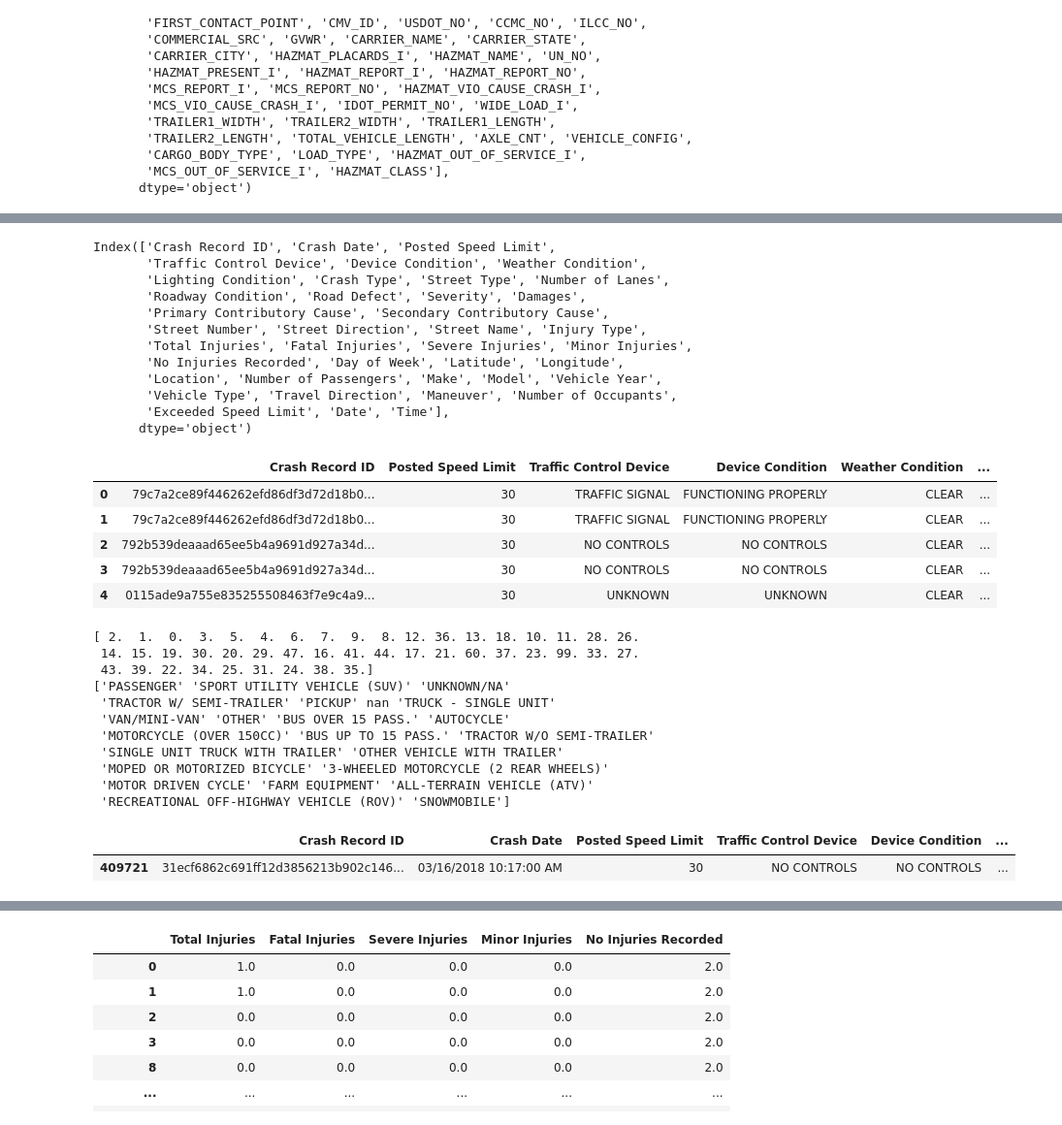
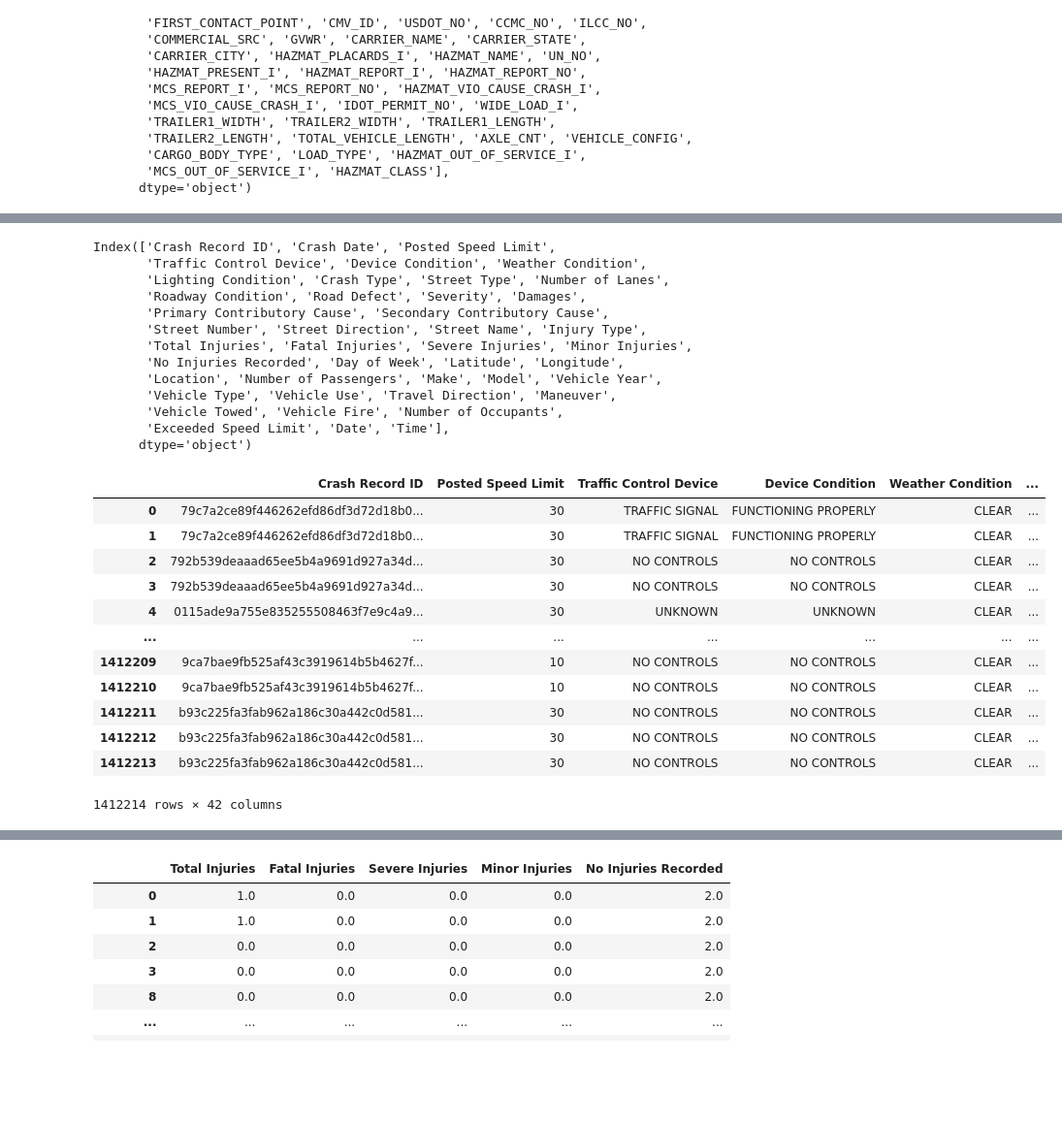
Before and after one commit to jngreco/Team-AutoCrash-Project, a Jupyter notebook: Chicago_Data-michael.ipynb, the cells around one changed output, grey strips where cells are left out. Shown: that part at 97% size. Cells and saved outputs as stored; diff of their text form; code cells hidden in the pictures; blank space fills up the shorter version.

```diff
--- a/Chicago_Data-michael.ipynb
+++ b/Chicago_Data-michael.ipynb
@@ -265,5 +237,12 @@ for year in years:
 # %%
-vehicle_data = pd.read_csv(path2)
+# Pull in data regarding the vehicles involved in crashes:
+#
+# Adjusting to remove following error:  DtypeWarning: Columns (19,21,40,41,42,44,48,49,50,53,55,58,59,61,71) have mixed types.  Specify dtype option on import or set low_memory=False.
+
+vehicle_data = pd.read_csv(path2, dtype={
+    'FIRE_I':'str', 'EXCEED_SPEED_LIMIT_I':'str', 'USDOT_NO':'str', 'CCMC_NO':'str', 'ILCC_NO':'str', 'GVWR':'str',
+    'HAZMAT_PLACARDS_I':'str', 'HAZMAT_NAME':'str', 'UN_NO':'str', 'HAZMAT_REPORT_NO':'str', 'MCS_REPORT_NO':'str',
+    'IDOT_PERMIT_NO':'str', 'WIDE_LOAD_I':'str', 'TRAILER2_WIDTH':'str', 'HAZMAT_CLASS':'str'} )
 vehicle_data
 # Sunday is 1
 # %% [output]
@@ -305,8 +284,8 @@ Index(['CRASH_UNIT_ID', 'CRASH_RECORD_ID', 'RD_NO', 'CRASH_DATE', 'UNIT_NO',
 # %%
 vehicle_data_df = vehicle_data.loc[:,['CRASH_RECORD_ID','CRASH_DATE',
                                       'NUM_PASSENGERS','MAKE','MODEL',
-                                      'VEHICLE_YEAR','VEHICLE_TYPE','TRAVEL_DIRECTION',
-                                      'MANEUVER','OCCUPANT_CNT','EXCEED_SPEED_LIMIT_I']]
+                                      'VEHICLE_YEAR','VEHICLE_TYPE','VEHICLE_USE','TRAVEL_DIRECTION',
+                                      'MANEUVER','TOWED_I','FIRE_I','OCCUPANT_CNT','EXCEED_SPEED_LIMIT_I']]
 vehicle_data_df = vehicle_data_df.rename(columns={'CRASH_RECORD_ID':"Crash Record ID",
                                                     'CRASH_DATE':"Crash Date",
                                                     'NUM_PASSENGERS':"Number of Passengers",
@@ -314,10 +293,14 @@ vehicle_data_df = vehicle_data_df.rename(columns={'CRASH_RECORD_ID':"Crash Recor
                                                     'MODEL':"Model",
                                                     'VEHICLE_YEAR':"Vehicle Year",
                                                     'VEHICLE_TYPE':"Vehicle Type",
+                                                    'VEHICLE_USE':"Vehicle Use",
                                                     'TRAVEL_DIRECTION':"Travel Direction",
                                                     'MANEUVER':"Maneuver",
+                                                    'TOWED_I':"Vehicle Towed",
+                                                    'FIRE_I':"Vehicle Fire",
                                                     'OCCUPANT_CNT':"Number of Occupants",
-                                                    'EXCEED_SPEED_LIMIT_I':"Exceeded Speed Limit"})
+                                                    'EXCEED_SPEED_LIMIT_I':"Exceeded Speed Limit",
+                                                 })
 vehicle_data_df
 # %% [output]
 |  | Crash Record ID | Crash Date | Number of Passengers | Make | Model | Vehicle Year | Vehicle Type | ... |
@@ -419,43 +386,38 @@ Index(['Crash Record ID', 'Crash Date', 'Posted Speed Limit',
        'Total Injuries', 'Fatal Injuries', 'Severe Injuries', 'Minor Injuries',
        'No Injuries Recorded', 'Day of Week', 'Latitude', 'Longitude',
        'Location', 'Number of Passengers', 'Make', 'Model', 'Vehicle Year',
-       'Vehicle Type', 'Travel Direction', 'Maneuver', 'Number of Occupants',
+       'Vehicle Type', 'Vehicle Use', 'Travel Direction', 'Maneuver',
+       'Vehicle Towed', 'Vehicle Fire', 'Number of Occupants',
        'Exceeded Speed Limit', 'Date', 'Time'],
       dtype='object')
 # %%
 replace_df = chicago_df
 replace_df["Number of Passengers"] = replace_df["Number of Passengers"].fillna(0)
 replace_df["Exceeded Speed Limit"] = replace_df["Exceeded Speed Limit"].fillna("UNKNOWN")
 replace_df["Vehicle Year"] = replace_df["Vehicle Year"].fillna("UNKNOWN")
 replace_df["Number of Occupants"] = replace_df["Number of Occupants"].fillna(0)
 replace_df = replace_df.replace({"Day of Week":{1:"Sunday",2:"Monday",3:"Tuesday",4:"Wednesday",5:"Thursday",6:"Friday",7:"Saturday"}})
 replace_df = replace_df.drop(columns=["Crash Date"])
-replace_df.head()
+replace_df
 # %% [output]
 |  | Crash Record ID | Posted Speed Limit | Traffic Control Device | Device Condition | Weather Condition | ... |
 | 0 | 79c7a2ce89f446262efd86df3d72d18b0... | 30 | TRAFFIC SIGNAL | FUNCTIONING PROPERLY | CLEAR | ... |
 | 1 | 79c7a2ce89f446262efd86df3d72d18b0... | 30 | TRAFFIC SIGNAL | FUNCTIONING PROPERLY | CLEAR | ... |
 | 2 | 792b539deaaad65ee5b4a9691d927a34d... | 30 | NO CONTROLS | NO CONTROLS | CLEAR | ... |
 | 3 | 792b539deaaad65ee5b4a9691d927a34d... | 30 | NO CONTROLS | NO CONTROLS | CLEAR | ... |
 | 4 | 0115ade9a755e835255508463f7e9c4a9... | 30 | UNKNOWN | UNKNOWN | CLEAR | ... |
+| ... | ... | ... | ... | ... | ... | ... |
+| 1412209 | 9ca7bae9fb525af43c3919614b5b4627f... | 10 | NO CONTROLS | NO CONTROLS | CLEAR | ... |
+| 1412210 | 9ca7bae9fb525af43c3919614b5b4627f... | 10 | NO CONTROLS | NO CONTROLS | CLEAR | ... |
+| 1412211 | b93c225fa3fab962a186c30a442c0d581... | 30 | NO CONTROLS | NO CONTROLS | CLEAR | ... |
+| 1412212 | b93c225fa3fab962a186c30a442c0d581... | 30 | NO CONTROLS | NO CONTROLS | CLEAR | ... |
+| 1412213 | b93c225fa3fab962a186c30a442c0d581... | 30 | NO CONTROLS | NO CONTROLS | CLEAR | ... |
+1412214 rows × 42 columns
 # %%
-print(chicago_df["Number of Occupants"].unique())
-print(chicago_df["Vehicle Type"].unique())
-chicago_df.loc[chicago_df["Number of Occupants"] == 60,:]
+# Get to know the data better:
+# print(chicago_df["Number of Occupants"].unique())
+# print(chicago_df["Vehicle Type"].unique())
+# chicago_df.loc[chicago_df["Number of Occupants"] == 60,:]
-# %% [output]
-[ 2.  1.  0.  3.  5.  4.  6.  7.  9.  8. 12. 36. 13. 18. 10. 11. 28. 26.
- 14. 15. 19. 30. 20. 29. 47. 16. 41. 44. 17. 21. 60. 37. 23. 99. 33. 27.
- 43. 39. 22. 34. 25. 31. 24. 38. 35.]
-['PASSENGER' 'SPORT UTILITY VEHICLE (SUV)' 'UNKNOWN/NA'
- 'TRACTOR W/ SEMI-TRAILER' 'PICKUP' nan 'TRUCK - SINGLE UNIT'
- 'VAN/MINI-VAN' 'OTHER' 'BUS OVER 15 PASS.' 'AUTOCYCLE'
- 'MOTORCYCLE (OVER 150CC)' 'BUS UP TO 15 PASS.' 'TRACTOR W/O SEMI-TRAILER'
- 'SINGLE UNIT TRUCK WITH TRAILER' 'OTHER VEHICLE WITH TRAILER'
- 'MOPED OR MOTORIZED BICYCLE' '3-WHEELED MOTORCYCLE (2 REAR WHEELS)'
- 'MOTOR DRIVEN CYCLE' 'FARM EQUIPMENT' 'ALL-TERRAIN VEHICLE (ATV)'
- 'RECREATIONAL OFF-HIGHWAY VEHICLE (ROV)' 'SNOWMOBILE']
-|  | Crash Record ID | Crash Date | Posted Speed Limit | Traffic Control Device | Device Condition | ... |
-| 409721 | 31ecf6862c691ff12d3856213b902c146... | 03/16/2018 10:17:00 AM | 30 | NO CONTROLS | NO CONTROLS | ... |
 # %%
 car_df = replace_df.loc[replace_df["Vehicle Type"].isin(["PASSENGER",'SPORT UTILITY VEHICLE (SUV)',
                                                           'TRUCK - SINGLE UNIT', 'VAN/MINI-VAN',
```
Also changed, not shown: parts of 24 cells of this notebook.
